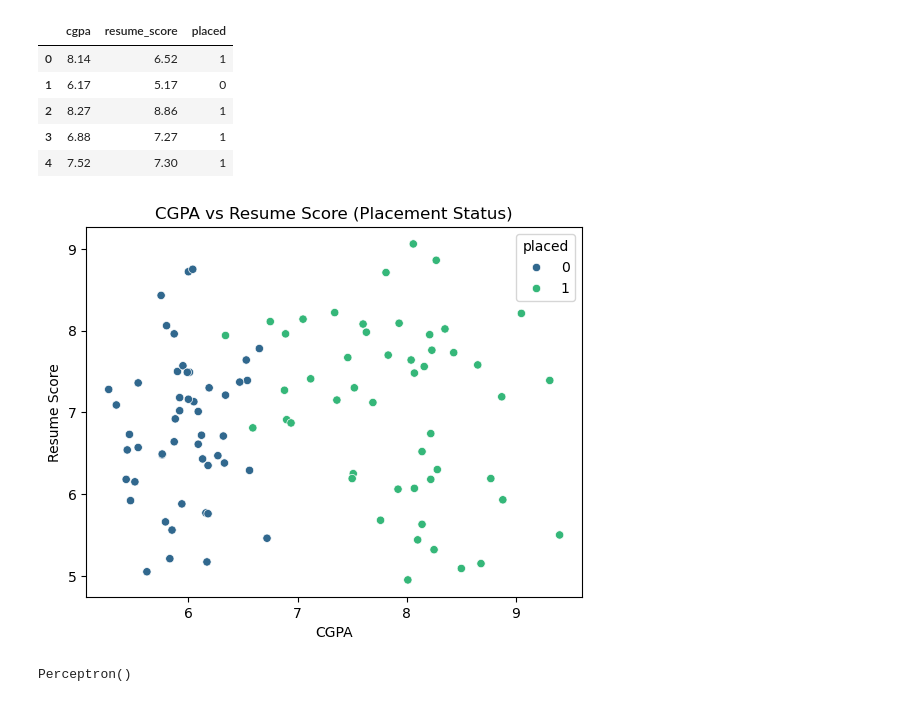
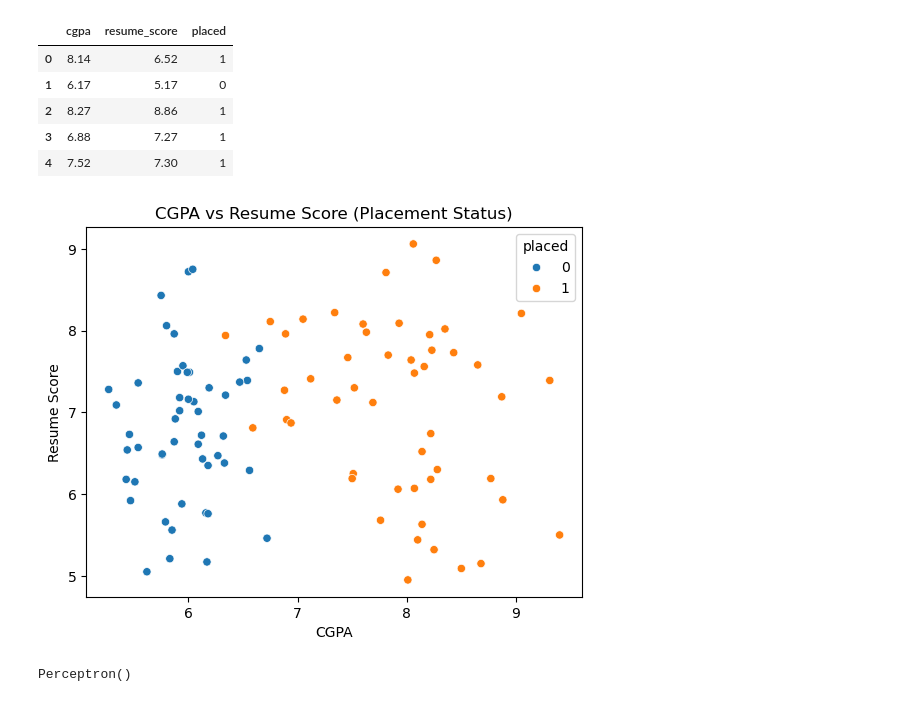
Before and after one commit to surajksharma7/Deep-Learning, a Jupyter notebook: 1 what is perceptron.ipynb, the cells around one changed output. Drawn from its saved outputs; the diff is of its cells as text; code cells hidden in the pictures.

```diff
--- a/1 what is perceptron.ipynb
+++ b/1 what is perceptron.ipynb
@@ -14,13 +14,13 @@ df.head()
 | 3 | 6.88 | 7.27 | 1 |
 | 4 | 7.52 | 7.30 | 1 |
 # %%
-sns.scatterplot(x=df['cgpa'], y=df['resume_score'], hue=df['placed'], palette='viridis')
+sns.scatterplot(x=df['cgpa'], y=df['resume_score'], hue=df['placed'])
 plt.title('CGPA vs Resume Score (Placement Status)')
 plt.xlabel('CGPA')
 plt.ylabel('Resume Score')
 plt.show()
 # %% [output]
-[figure, old version]
+[figure, new version]
 # %%
 x = df.iloc[:,0:2]
 y = df.iloc[:,-1]
```
Also changed, not shown: parts of 1 cell of this notebook, 1 other file.
